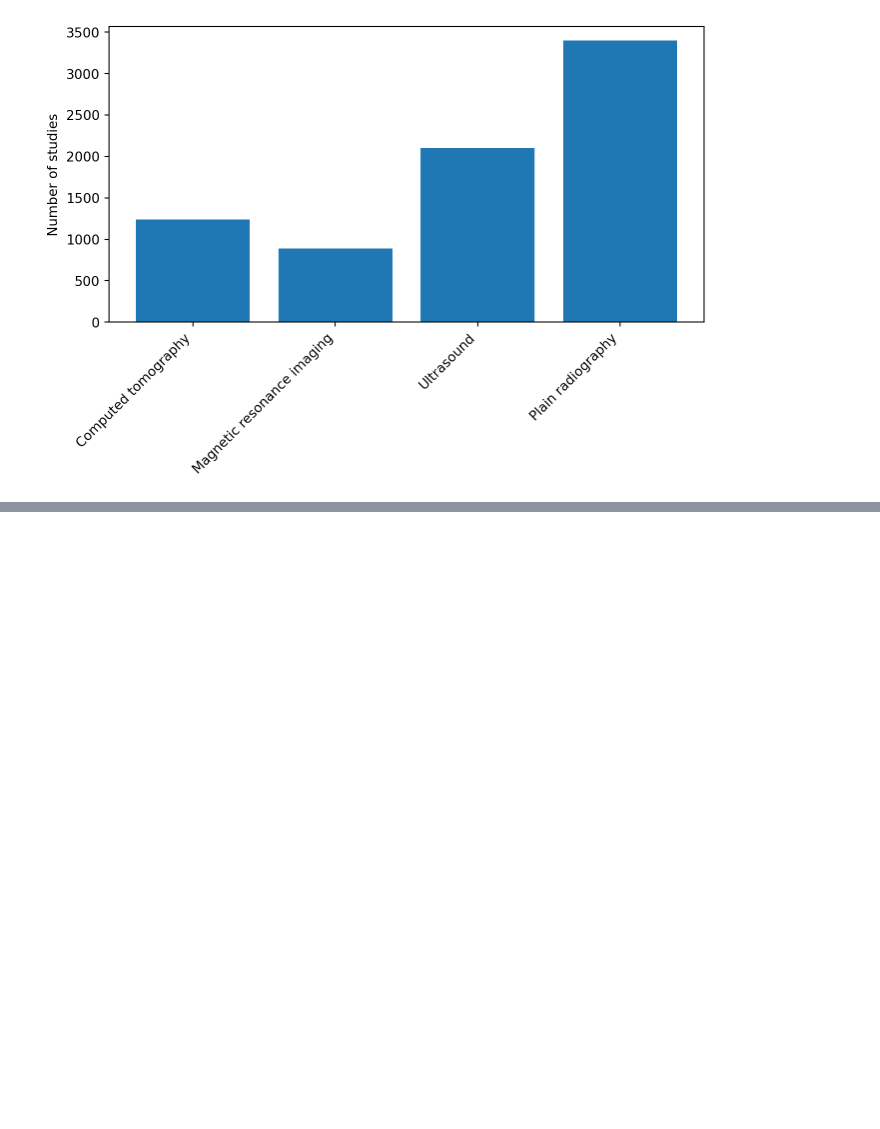
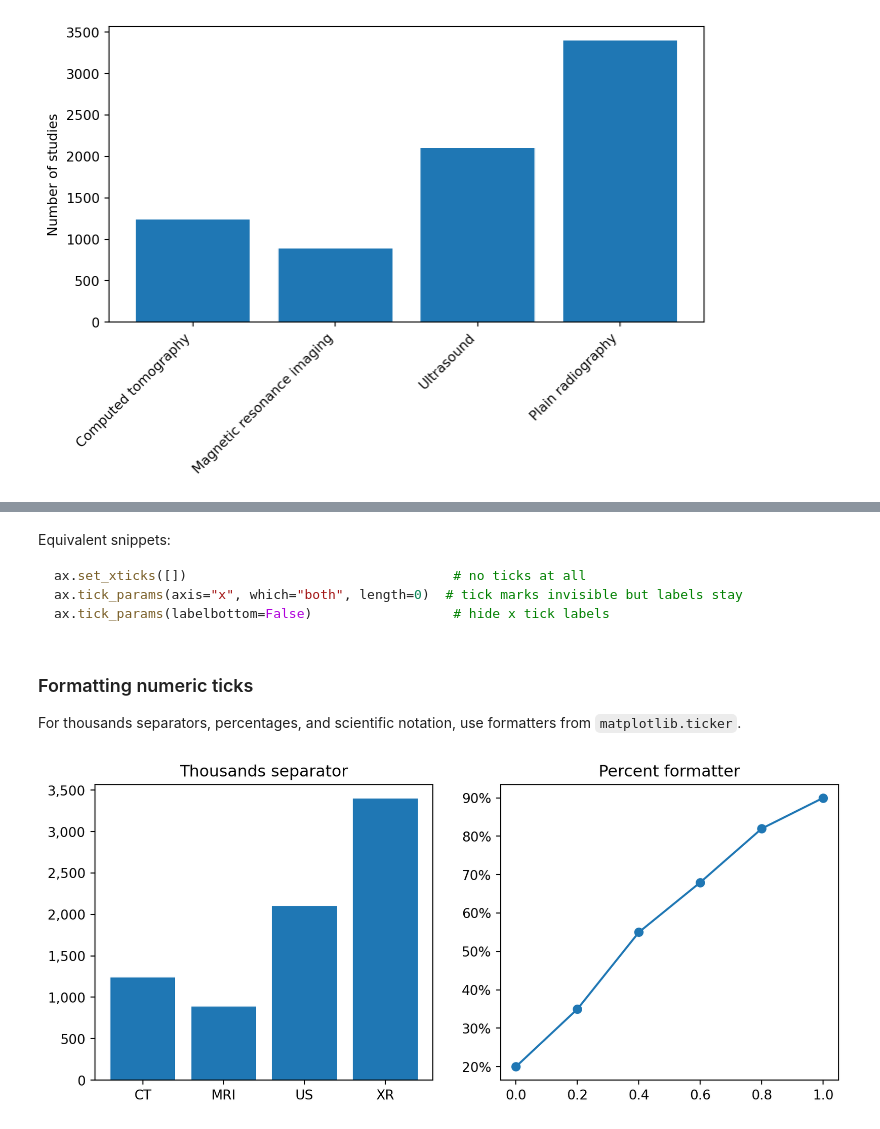
Before and after one commit to Lightbridge-KS/py-plot-notes, a Jupyter notebook: contents/matplotlib/m4-customization.ipynb, the cells around one changed output, grey strips where cells are left out. Saved outputs shown, nothing was run; the diff lists cells and outputs as text; code cells hidden in the pictures; blank space fills up the shorter version.

Commit message:
feat(book): complete matplotlib customization notebook

````diff
--- a/contents/matplotlib/m4-customization.ipynb
+++ b/contents/matplotlib/m4-customization.ipynb
@@ -197,0 +222,32 @@ plt.show()
+# %% [markdown]
+Equivalent snippets:
+
+```python
+ax.set_xticks([])                                  # no ticks at all
+ax.tick_params(axis="x", which="both", length=0)  # tick marks invisible but labels stay
+ax.tick_params(labelbottom=False)                  # hide x tick labels
+```
+# %% [markdown]
+### Formatting numeric ticks
+
+For thousands separators, percentages, and scientific notation, use formatters from `matplotlib.ticker`.
+# %%
+from matplotlib.ticker import FuncFormatter, PercentFormatter
+
+fig, axes = plt.subplots(1, 2, figsize=(10, 4))
+
+modalities = ["CT", "MRI", "US", "XR"]
+counts = [1240, 890, 2100, 3400]
+axes[0].bar(modalities, counts)
+axes[0].yaxis.set_major_formatter(FuncFormatter(lambda x, _: f"{x:,.0f}"))
+axes[0].set_title("Thousands separator")
+
+thresholds = np.linspace(0, 1, 6)
+performance = [0.2, 0.35, 0.55, 0.68, 0.82, 0.9]
+axes[1].plot(thresholds, performance, marker="o")
+axes[1].yaxis.set_major_formatter(PercentFormatter(xmax=1.0))
+axes[1].set_title("Percent formatter")
+
+plt.show()
+# %% [output]
+[figure, added]
````
Also changed, not shown: parts of 32 cells of this notebook, 13 other files.
